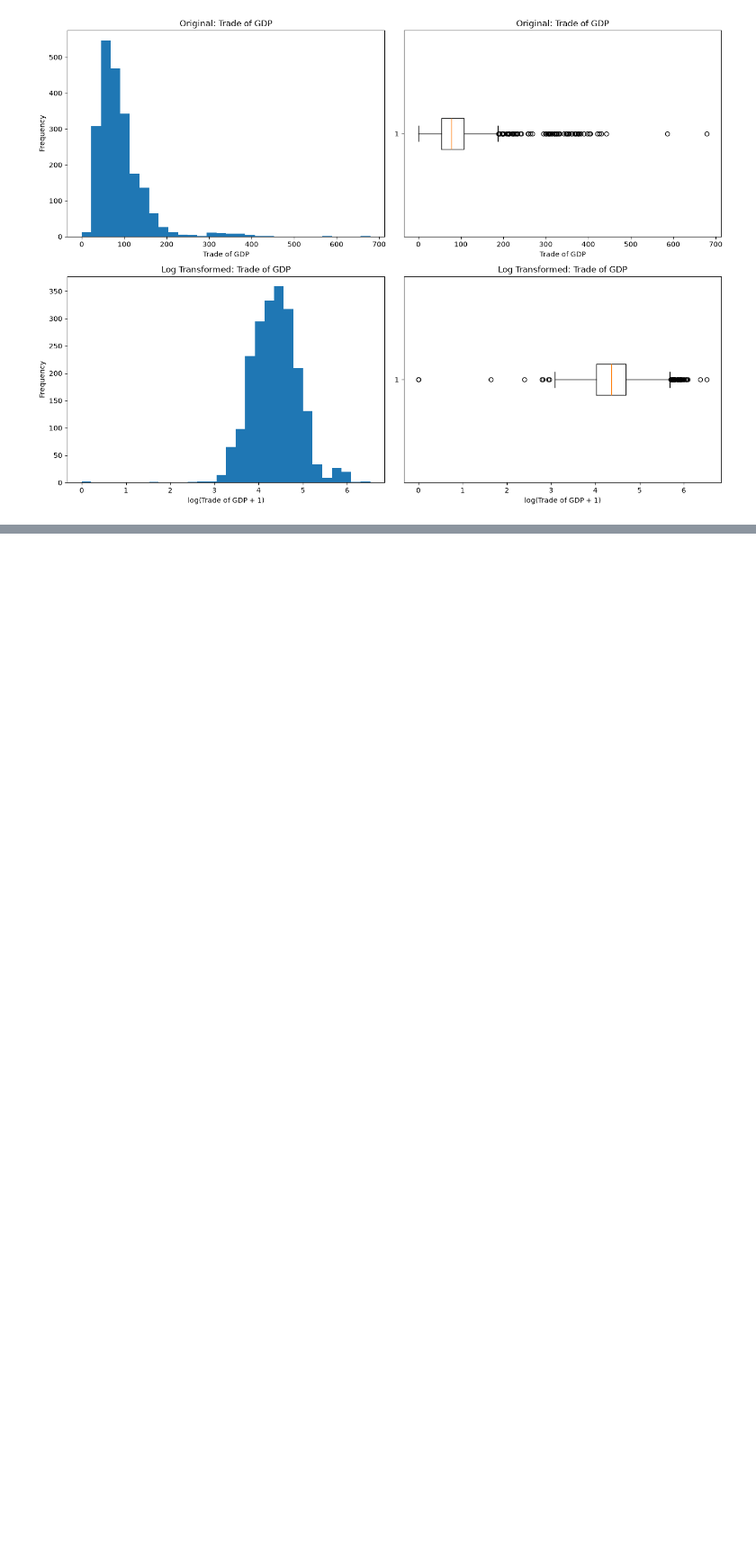
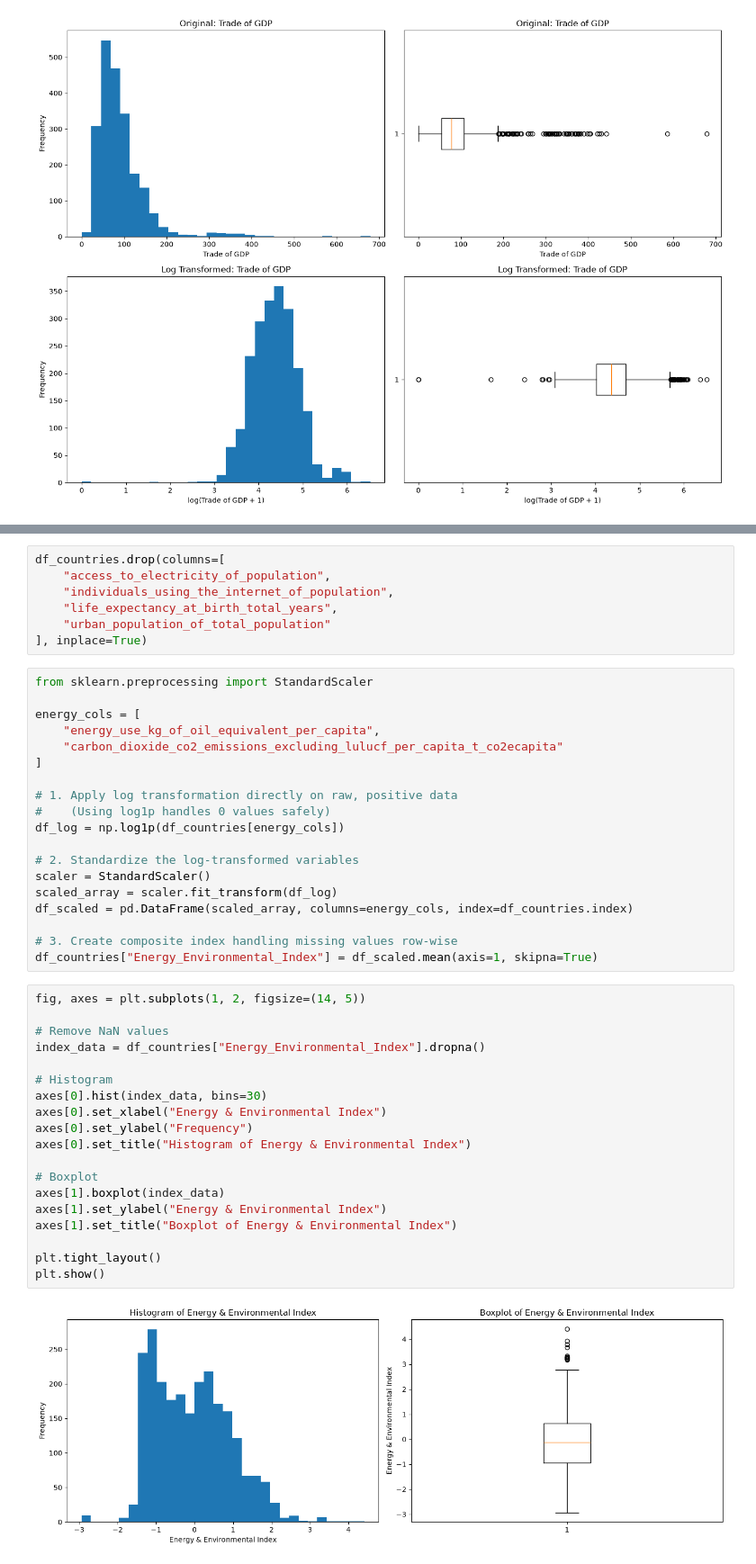
Before and after one commit to Mina-Makram-001/2B_Data_Science_Portfolio, a Jupyter notebook: Task_4_(Train_3_Unsupervised_ML_Models)/2_EDA_&_Preperation.ipynb, the cells around one changed output, grey strips where cells are left out. Shown at 90% size. Saved outputs shown, nothing was run; the diff lists cells and outputs as text; blank space fills up the shorter version.

```diff
--- a/Task_4_(Train_3_Unsupervised_ML_Models)/2_EDA_&_Preperation.ipynb
+++ b/Task_4_(Train_3_Unsupervised_ML_Models)/2_EDA_&_Preperation.ipynb
@@ -424,0 +447,47 @@ df_countries.drop(columns=['trade_of_gdp'], inplace=True)
+# %%
+df_countries.drop(columns=[
+    "access_to_electricity_of_population",
+    "individuals_using_the_internet_of_population",
+    "life_expectancy_at_birth_total_years",
+    "urban_population_of_total_population"
+], inplace=True)
+# %%
+from sklearn.preprocessing import StandardScaler
+
+energy_cols = [
+    "energy_use_kg_of_oil_equivalent_per_capita",
+    "carbon_dioxide_co2_emissions_excluding_lulucf_per_capita_t_co2ecapita"
+]
+
+# 1. Apply log transformation directly on raw, positive data
+#    (Using log1p handles 0 values safely)
+df_log = np.log1p(df_countries[energy_cols])
+
+# 2. Standardize the log-transformed variables
+scaler = StandardScaler()
+scaled_array = scaler.fit_transform(df_log)
+df_scaled = pd.DataFrame(scaled_array, columns=energy_cols, index=df_countries.index)
+
+# 3. Create composite index handling missing values row-wise
+df_countries["Energy_Environmental_Index"] = df_scaled.mean(axis=1, skipna=True)
+# %%
+fig, axes = plt.subplots(1, 2, figsize=(14, 5))
+
+# Remove NaN values
+index_data = df_countries["Energy_Environmental_Index"].dropna()
+
+# Histogram
+axes[0].hist(index_data, bins=30)
+axes[0].set_xlabel("Energy & Environmental Index")
+axes[0].set_ylabel("Frequency")
+axes[0].set_title("Histogram of Energy & Environmental Index")
+
+# Boxplot
+axes[1].boxplot(index_data)
+axes[1].set_ylabel("Energy & Environmental Index")
+axes[1].set_title("Boxplot of Energy & Environmental Index")
+
+plt.tight_layout()
+plt.show()
+# %% [output]
+[figure, added]
```
Also changed, not shown: parts of 14 cells of this notebook.
